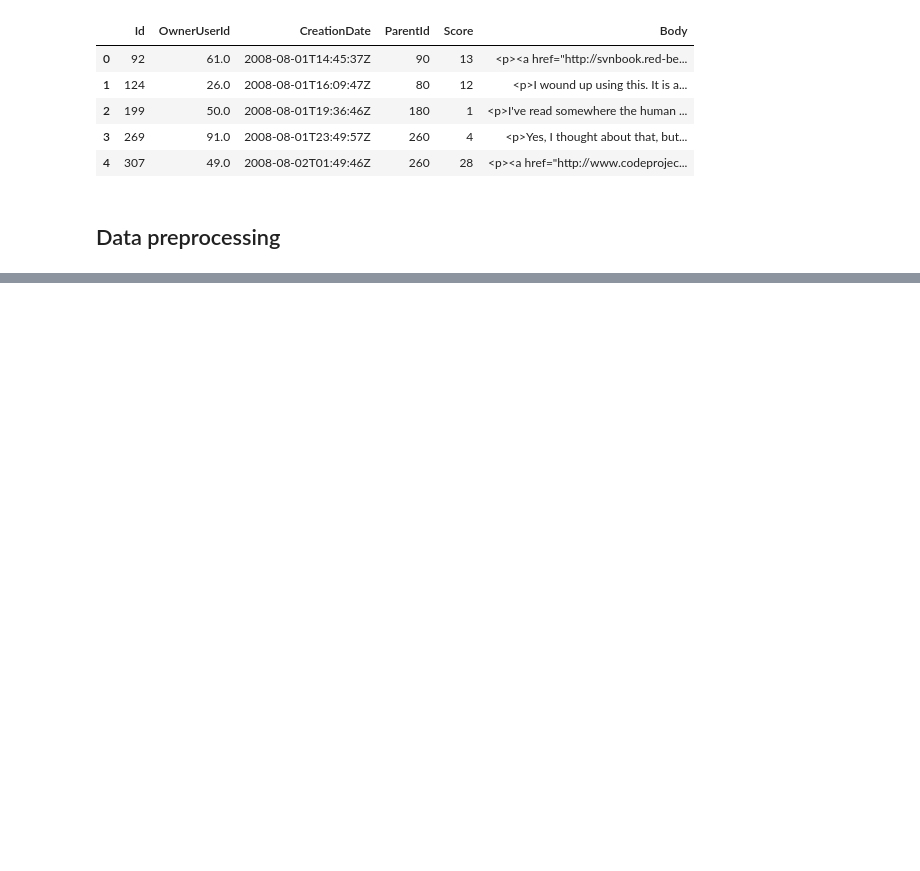
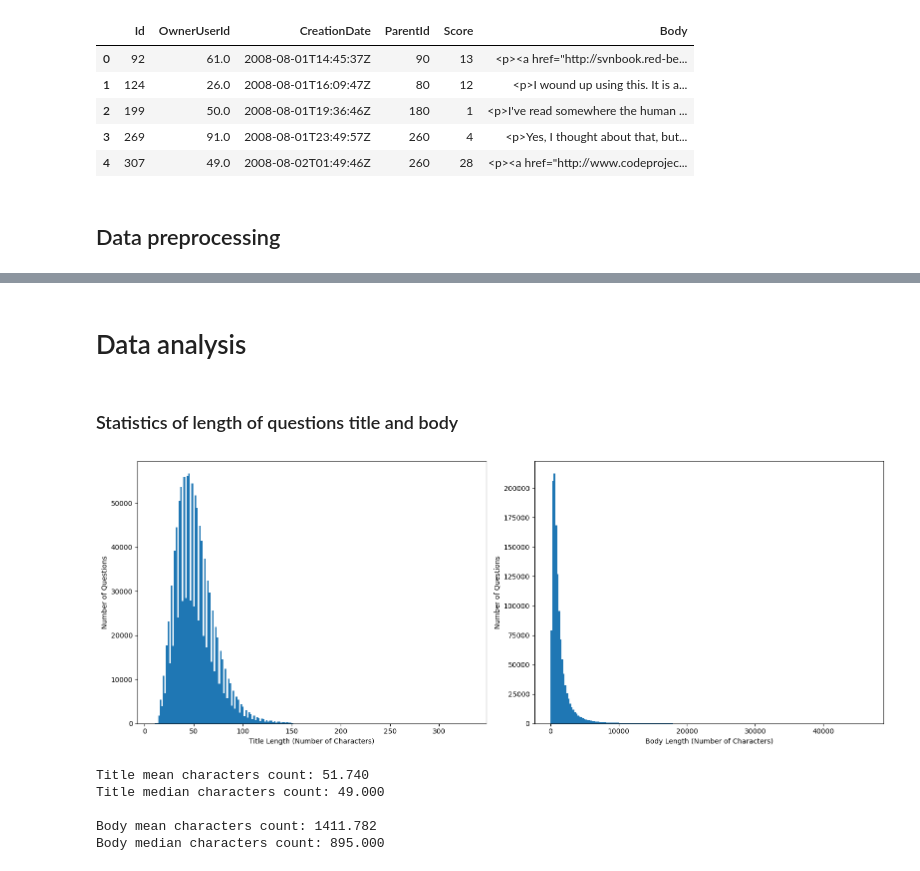
Before and after one commit to marcinkaczmarzyk/ai_stack_overflow, a Jupyter notebook: AI Stack Overflow predictions .ipynb, the cells around one changed output, grey strips where cells are left out. Cells and saved outputs as stored; diff of their text form; code cells hidden in the pictures; blank space fills up the shorter version.

Commit message:
Added data analysis operations

```diff
--- a/AI Stack Overflow predictions .ipynb
+++ b/AI Stack Overflow predictions .ipynb
@@ -77,0 +76,13 @@ del merged_df
+# %%
+# Run if you have already downloaded the dataset and processed it
+
+import pandas as pd
+from io import StringIO
+
+prosessed_file_path = './Questions_with_TotalAnswersScore.csv'
+# %%
+import pandas as pd
+from io import StringIO
+
+modified_qustions_df = pd.read_csv(prosessed_file_path, encoding = "ISO-8859-1")
+modified_qustions_df.head()
@@ -77,0 +96,47 @@ del merged_df
+# %% [markdown]
+# Data analysis
+# %%
+import os
+import matplotlib.pyplot as plt
+
+data_analysis_path = './data_analysis/'
+if not os.path.exists(data_analysis_path):
+    os.makedirs(data_analysis_path)
+# %% [markdown]
+### Statistics of length of questions title and body
+# %%
+# calculating lenght of title and body
+modified_qustions_df['TitleLength'] = modified_qustions_df['Title'].str.len()
+modified_qustions_df['BodyLength'] = modified_qustions_df['Body'].str.len()
+
+# plotting the distribution of TitleLength and BodyLength
+plt.figure(figsize=(16, 6))
+
+plt.subplot(1, 2, 1)
+plt.hist(modified_qustions_df['TitleLength'], bins=200)
+plt.xlabel('Title Length (Number of Characters)')
+plt.ylabel('Number of Questions')
+
+plt.subplot(1, 2, 2)
+plt.hist(modified_qustions_df['BodyLength'], bins=200)
+plt.xlabel('Body Length (Number of Characters)')
+plt.ylabel('Number of Questions')
+
+plt.tight_layout()
+
+plt.savefig(data_analysis_path + 'title_body_length_distribution.png', dpi=300)
+plt.show()
+
+# printing the mean and median of TitleLength and BodyLength
+print('Title mean characters count: {:.3f}'.format(modified_qustions_df['TitleLength'].mean()))
+print('Title median characters count: {}'.format(modified_qustions_df['TitleLength'].median()))
+print('')
+print('Body mean characters count: {:.3f}'.format(modified_qustions_df['BodyLength'].mean()))
+print('Body median characters count: {}'.format(modified_qustions_df['BodyLength'].median()))
+# %% [output]
+[figure, added]
+Title mean characters count: 51.740
+Title median characters count: 49.000
+
+Body mean characters count: 1411.782
+Body median characters count: 895.000
```
Also changed, not shown: parts of 18 cells of this notebook, 5 other files.
